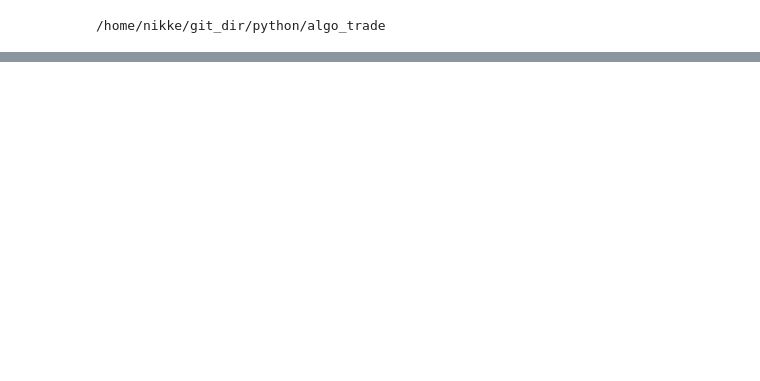
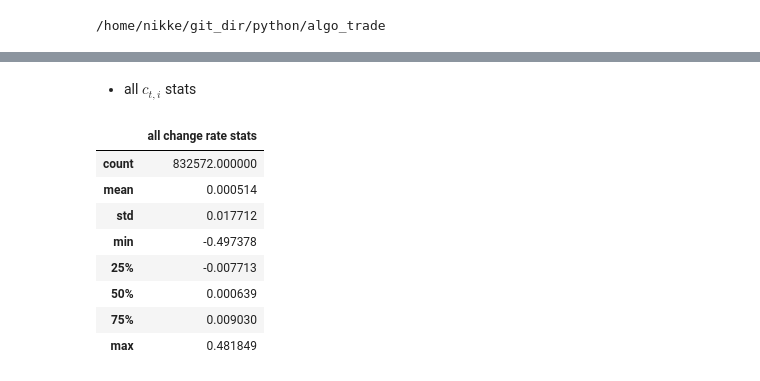
Before and after one commit to sablet/algo_trade, a Jupyter notebook: notebooks/data-describe-and-learning-model.ipynb, the cells around one changed output, grey strips where cells are left out. Drawn from its saved outputs; the diff is of its cells as text; code cells hidden in the pictures; blank space fills up the shorter version.

```diff
--- a/notebooks/data-describe-and-learning-model.ipynb
+++ b/notebooks/data-describe-and-learning-model.ipynb
@@ -57,0 +18,3 @@ whole profit ration is 1.01
+# %%
+panel = my_utility.symbols2daily_values(kinds='sandp500')
+panel
@@ -57,0 +64,15 @@ whole profit ration is 1.01
+# %% [markdown]
+* all $c_{t,i}$ stats
+# %%
+adj_value = np.log(my_utility.daily_values2filtered(panel, key='Adj Close')).diff()[1:]
+pd.DataFrame(my_utility.np1(adj_value), columns=['all change rate stats']).describe()
+# %% [output]
+|  | all change rate stats |
+| count | 832572.000000 |
+| mean | 0.000514 |
+| std | 0.017712 |
+| min | -0.497378 |
+| 25% | -0.007713 |
+| 50% | 0.000639 |
+| 75% | 0.009030 |
+| max | 0.481849 |
```
Also changed, not shown: parts of 18 cells of this notebook, 1 other file.
